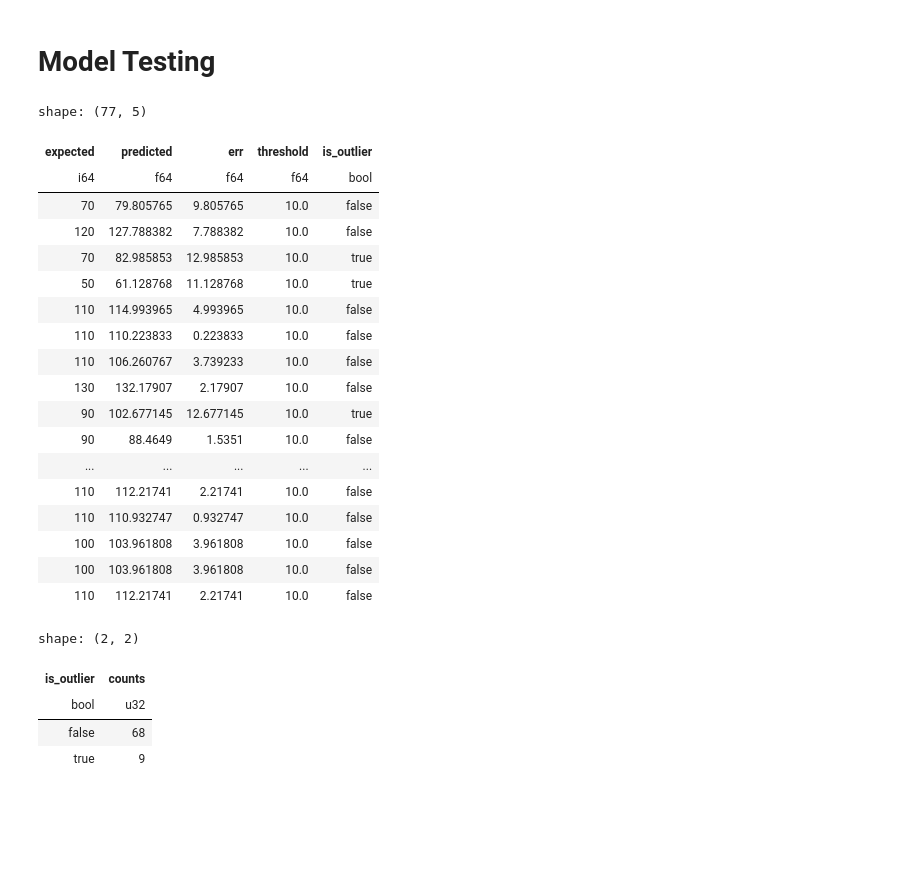
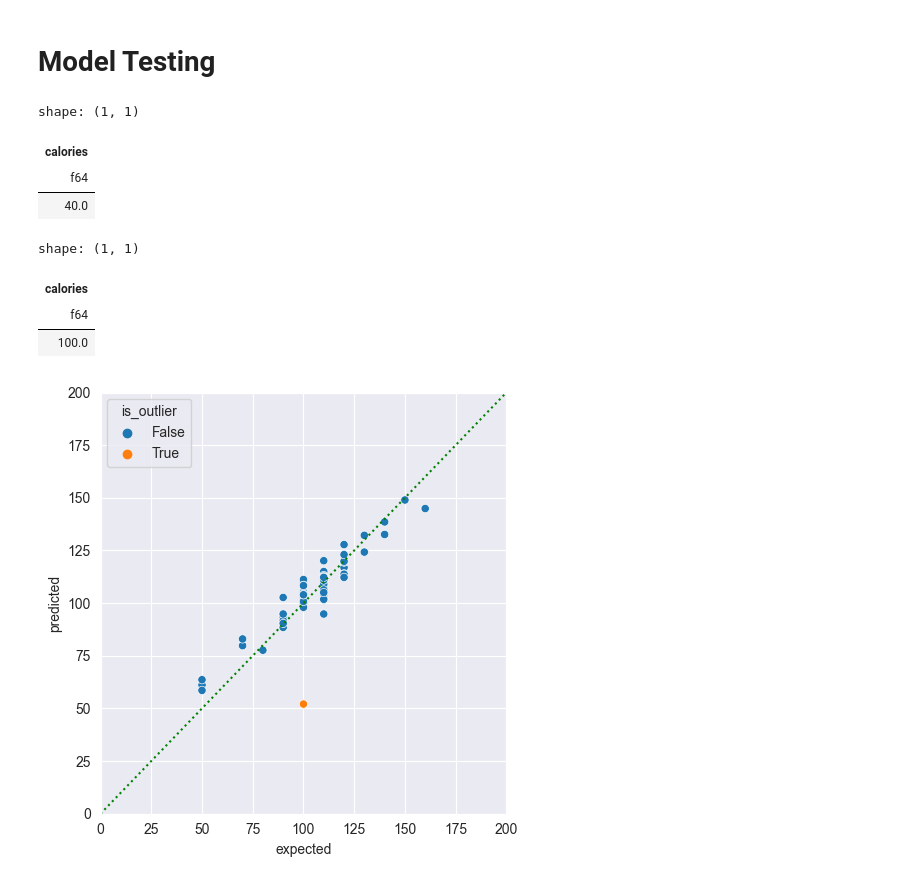
Before and after one commit to DylanLukes/renkon, a Jupyter notebook: notebooks/Experiments.ipynb, the cells around one changed output. Saved outputs shown, nothing was run; the diff lists cells and outputs as text; code cells hidden in the pictures; blank space fills up the shorter version.

```diff
--- a/notebooks/Experiments.ipynb
+++ b/notebooks/Experiments.ipynb
@@ -115,2 +248,18 @@ fig.tight_layout()
 # %% [markdown]
 # Model Testing
+# %%
+# Calculate IDR of calories
+cal_idr = cereals_df.select(pl.col("calories")).quantile(0.90) - cereals_df.select(pl.col("calories")).quantile(0.10)
+cal_idr
+# %% [output]
+shape: (1, 1)
+| calories |
+| f64 |
+| 40.0 |
+# %%
+cereals_df.select(pl.col("calories")).quantile(0.25)
+# %% [output]
+shape: (1, 1)
+| calories |
+| f64 |
+| 100.0 |
@@ -117,42 +270,30 @@ fig.tight_layout()
 # %%
-results_df = cereals_df.select(
+results_df = (cereals_df.select(
+    pl.col("carbs", "protein", "fat"),
     expected=pl.col("calories"),
     predicted=fit.predict().alias("calories_pred"),
     err=fit.errors().abs().alias("err"),
     # MAD of calories
-    threshold=(pl.col("calories") - pl.col("calories").median()).abs().median()
+    threshold=cal_idr
 ).with_columns(
     is_outlier=pl.col("err") > pl.col("threshold")
 )
-results_df
+.with_columns(
+    macro_sum=pl.concat_list("carbs", "protein", "fat").apply(
+        methodcaller("dot", CALORIES_PER.values())
+    )
+))
+results_df;
-# %% [output]
-shape: (77, 5)
-| expected | predicted | err | threshold | is_outlier |
-| i64 | f64 | f64 | f64 | bool |
-| 70 | 79.805765 | 9.805765 | 10.0 | false |
-| 120 | 127.788382 | 7.788382 | 10.0 | false |
-| 70 | 82.985853 | 12.985853 | 10.0 | true |
-| 50 | 61.128768 | 11.128768 | 10.0 | true |
-| 110 | 114.993965 | 4.993965 | 10.0 | false |
-| 110 | 110.223833 | 0.223833 | 10.0 | false |
-| 110 | 106.260767 | 3.739233 | 10.0 | false |
-| 130 | 132.17907 | 2.17907 | 10.0 | false |
-| 90 | 102.677145 | 12.677145 | 10.0 | true |
-| 90 | 88.4649 | 1.5351 | 10.0 | false |
-| ... | ... | ... | ... | ... |
-| 110 | 112.21741 | 2.21741 | 10.0 | false |
-| 110 | 110.932747 | 0.932747 | 10.0 | false |
-| 100 | 103.961808 | 3.961808 | 10.0 | false |
-| 100 | 103.961808 | 3.961808 | 10.0 | false |
-| 110 | 112.21741 | 2.21741 | 10.0 | false |
 # %%
-results_df["is_outlier"].value_counts()
+fig, ax = plt.subplots(figsize=(5, 5))
+ax.set_xlim(0, 200)
+ax.set_ylim(0, 200)
+# todo: plot the trend line properly!
+ax.plot([0, 200], [0, 200], color="green", linestyle=":")
+sns.scatterplot(ax=ax, data=results_df, x="expected", y="predicted", hue="is_outlier")
+fig.tight_layout()
 # %% [output]
-shape: (2, 2)
-| is_outlier | counts |
-| bool | u32 |
-| false | 68 |
-| true | 9 |
+[figure, added]
 # %%
 results_df.with_row_count().filter(pl.col("is_outlier")).sort("err", descending=True)
 # %% [output]
```
Also changed, not shown: parts of 15 cells of this notebook, 16 other files.
